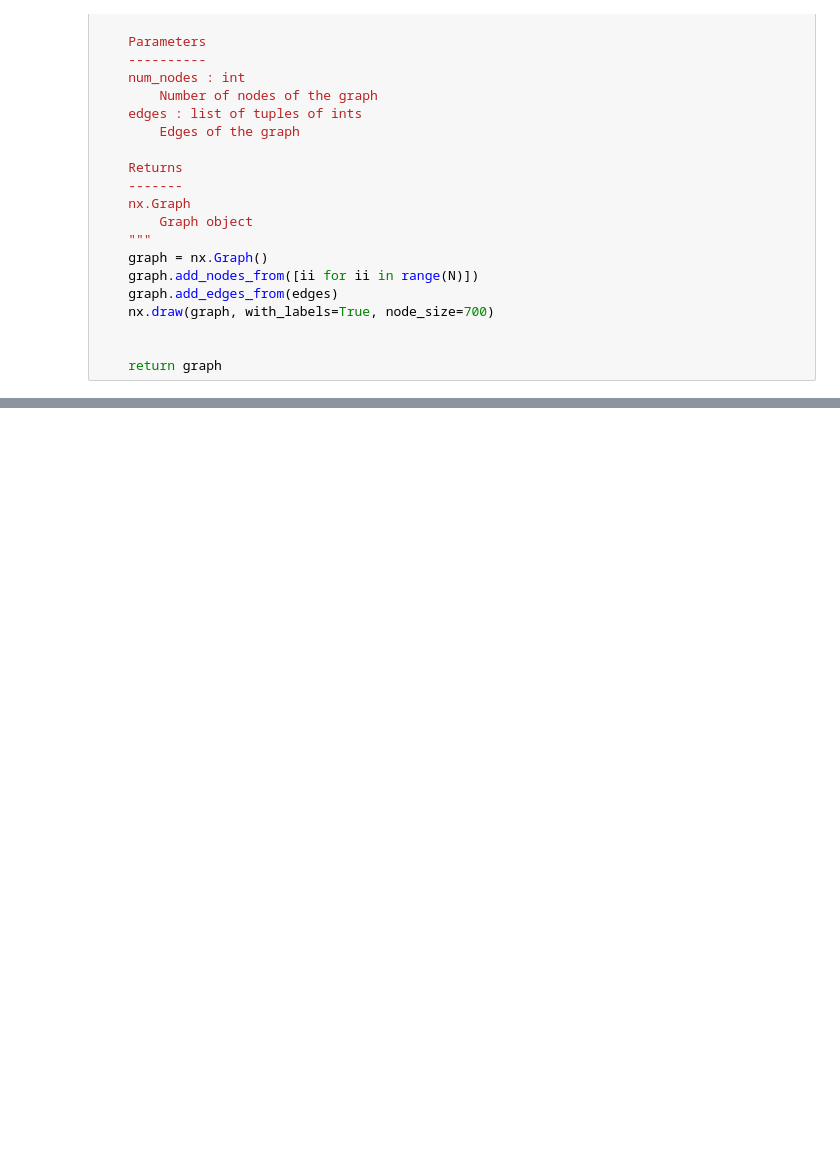
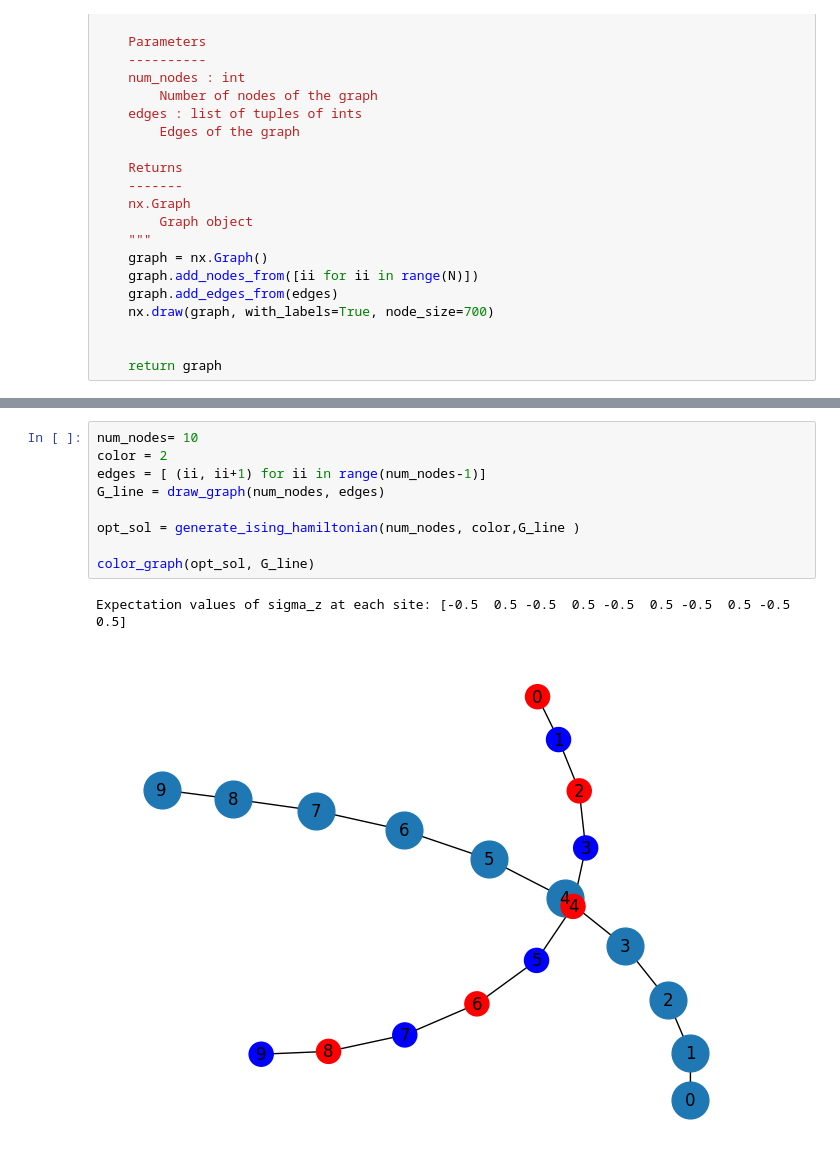
Before and after one commit to Khadijah-Trawally/QuantumGraphColoring, a Jupyter notebook: test_graph_coloring_hamiltonian.ipynb, the cells around one changed output, grey strips where cells are left out. Drawn from its saved outputs; the diff is of its cells as text; blank space fills up the shorter version.

```diff
--- a/test_graph_coloring_hamiltonian.ipynb
+++ b/test_graph_coloring_hamiltonian.ipynb
@@ -358,0 +399,12 @@ The ground state solution:
+# %%
+num_nodes= 10
+color = 2
+edges = [ (ii, ii+1) for ii in range(num_nodes-1)]
+G_line = draw_graph(num_nodes, edges)
+
+opt_sol = generate_ising_hamiltonian(num_nodes, color,G_line )
+
+color_graph(opt_sol, G_line)
+# %% [output]
+Expectation values of sigma_z at each site: [-0.5  0.5 -0.5  0.5 -0.5  0.5 -0.5  0.5 -0.5  0.5]
+[figure, added]
```
Also changed, not shown: parts of 7 cells of this notebook.
